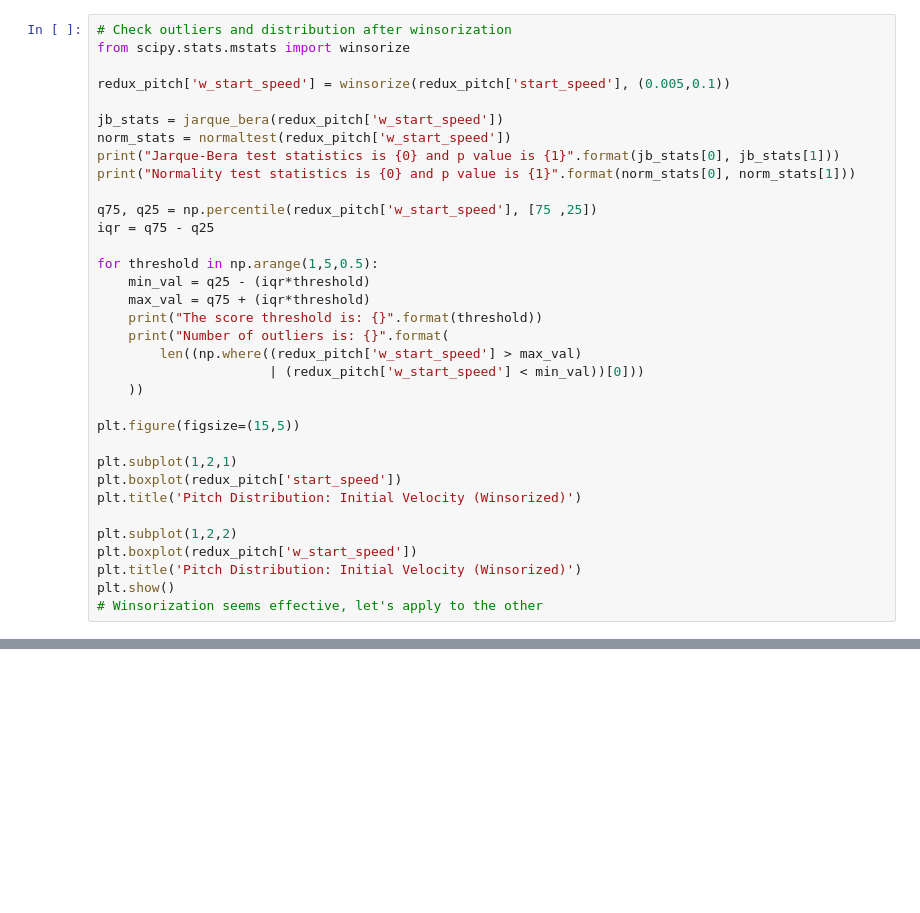
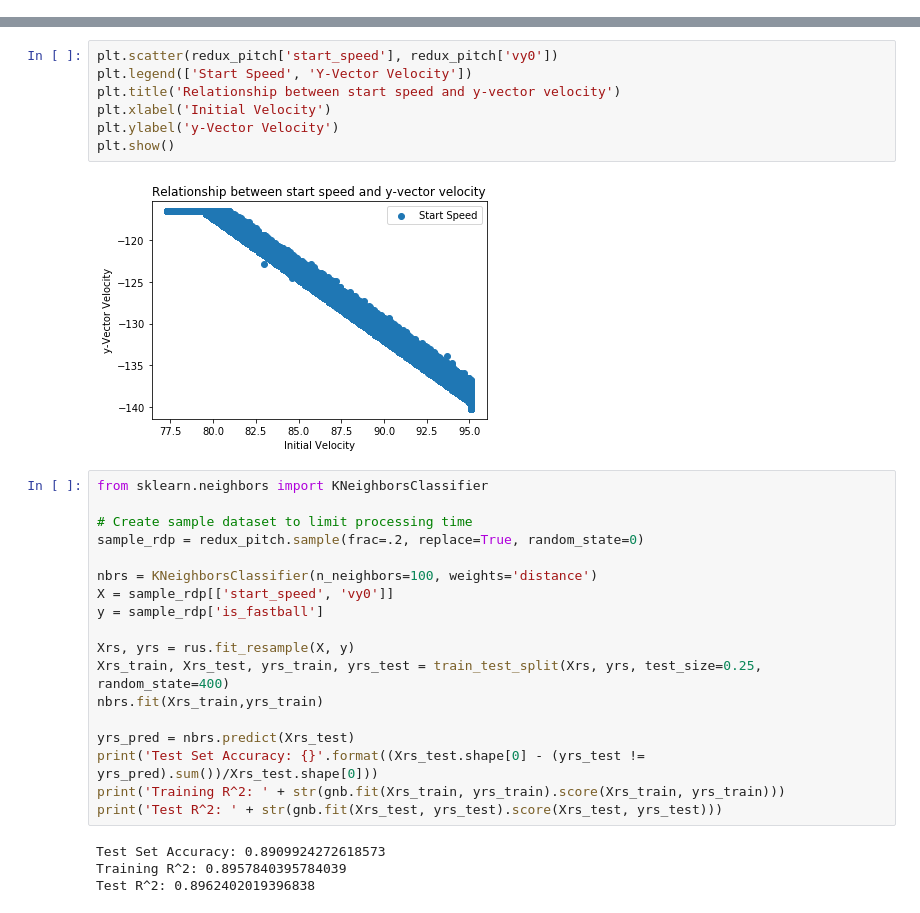
Before and after one commit to jkovach89/Thinkful-Capstones, a Jupyter notebook: Capstone 3 - Supervised Learning.ipynb, the cells around one changed output, grey strips where cells are left out. Cells and saved outputs as stored; diff of their text form; blank space fills up the shorter version.

```diff
--- a/Capstone 3 - Supervised Learning.ipynb
+++ b/Capstone 3 - Supervised Learning.ipynb
@@ -175,34 +226,0 @@ Number of outliers is: 4
-# %%
-# Check outliers and distribution after winsorization
-from scipy.stats.mstats import winsorize
-
-redux_pitch['w_start_speed'] = winsorize(redux_pitch['start_speed'], (0.005,0.1))
-
-jb_stats = jarque_bera(redux_pitch['w_start_speed'])
-norm_stats = normaltest(redux_pitch['w_start_speed'])
-print("Jarque-Bera test statistics is {0} and p value is {1}".format(jb_stats[0], jb_stats[1]))
-print("Normality test statistics is {0} and p value is {1}".format(norm_stats[0], norm_stats[1]))
-
-q75, q25 = np.percentile(redux_pitch['w_start_speed'], [75 ,25])
-iqr = q75 - q25
-
-for threshold in np.arange(1,5,0.5):
-    min_val = q25 - (iqr*threshold)
-    max_val = q75 + (iqr*threshold)
-    print("The score threshold is: {}".format(threshold))
-    print("Number of outliers is: {}".format(
-        len((np.where((redux_pitch['w_start_speed'] > max_val)
-                      | (redux_pitch['w_start_speed'] < min_val))[0]))
-    ))
-
-plt.figure(figsize=(15,5))
-
-plt.subplot(1,2,1)
-plt.boxplot(redux_pitch['start_speed'])
-plt.title('Pitch Distribution: Initial Velocity (Winsorized)')
-
-plt.subplot(1,2,2)
-plt.boxplot(redux_pitch['w_start_speed'])
-plt.title('Pitch Distribution: Initial Velocity (Winsorized)')
-plt.show()
-# Winsorization seems effective, let's apply to the other
@@ -329,0 +295,31 @@ KeyboardInterrupt:
+# %%
+plt.scatter(redux_pitch['start_speed'], redux_pitch['vy0'])
+plt.legend(['Start Speed', 'Y-Vector Velocity'])
+plt.title('Relationship between start speed and y-vector velocity')
+plt.xlabel('Initial Velocity')
+plt.ylabel('y-Vector Velocity')
+plt.show()
+# %% [output]
+[figure, added]
+# %%
+from sklearn.neighbors import KNeighborsClassifier
+
+# Create sample dataset to limit processing time
+sample_rdp = redux_pitch.sample(frac=.2, replace=True, random_state=0)
+
+nbrs = KNeighborsClassifier(n_neighbors=100, weights='distance')
+X = sample_rdp[['start_speed', 'vy0']]
+y = sample_rdp['is_fastball']
+
+Xrs, yrs = rus.fit_resample(X, y)
+Xrs_train, Xrs_test, yrs_train, yrs_test = train_test_split(Xrs, yrs, test_size=0.25, random_state=400)
+nbrs.fit(Xrs_train,yrs_train)
+
+yrs_pred = nbrs.predict(Xrs_test)
+print('Test Set Accuracy: {}'.format((Xrs_test.shape[0] - (yrs_test != yrs_pred).sum())/Xrs_test.shape[0]))
+print('Training R^2: ' + str(gnb.fit(Xrs_train, yrs_train).score(Xrs_train, yrs_train)))
+print('Test R^2: ' + str(gnb.fit(Xrs_test, yrs_test).score(Xrs_test, yrs_test)))
+# %% [output]
+Test Set Accuracy: 0.8909924272618573
+Training R^2: 0.8957840395784039
+Test R^2: 0.8962402019396838
```
Also changed, not shown: parts of 19 cells of this notebook.
